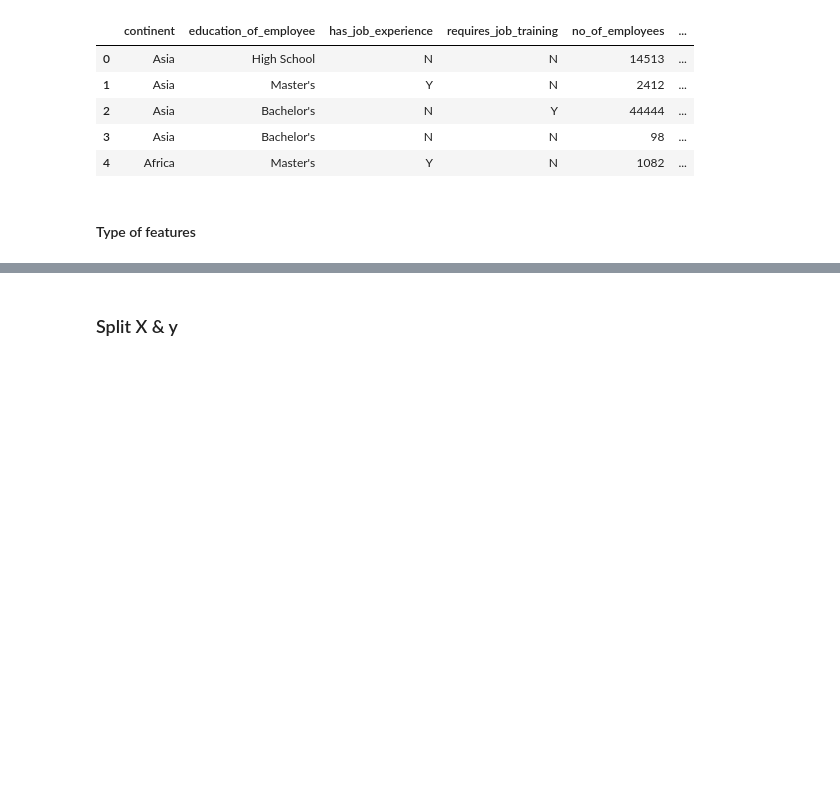
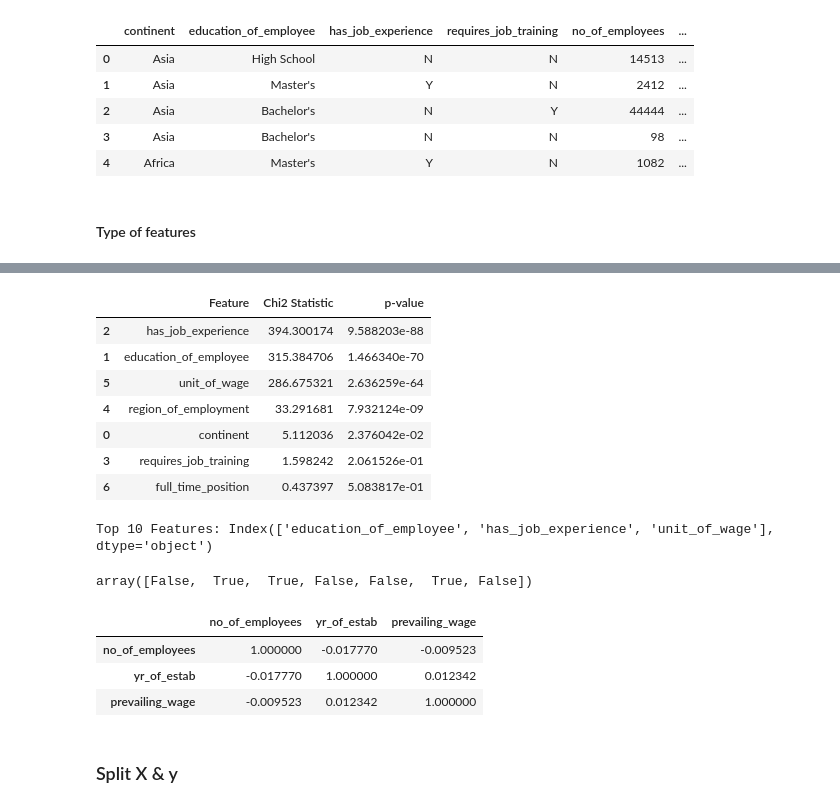
Before and after one commit to Raveenkumar/US-VISA-APPROVAL-PREDICTION, a Jupyter notebook: notebook/FE_MODEL_TRAINING.ipynb, the cells around one changed output, grey strips where cells are left out. Cells and saved outputs as stored; diff of their text form; code cells hidden in the pictures; blank space fills up the shorter version.

```diff
--- a/notebook/FE_MODEL_TRAINING.ipynb
+++ b/notebook/FE_MODEL_TRAINING.ipynb
@@ -112,3 +125,54 @@ Continues_features ['no_of_employees', 'prevailing_wage', 'Company_Age']
+# %%
+# Encode categorical columns using LabelEncoder
+from sklearn.feature_selection import SelectKBest
+
+
+encoder = LabelEncoder()
+encoded_data = df[Categorical_features].apply(encoder.fit_transform)
+
+# Separate features and target
+X = encoded_data.drop('case_status', axis=1)  # Features
+y = encoded_data['case_status']               # Target
+
+# Perform Chi-Square test
+chi2_stats, p_values = chi2(X, y)
+
+# Create a DataFrame for easy visualization of results
+chi2_results = pd.DataFrame({'Feature': X.columns,
+                             'Chi2 Statistic': chi2_stats,
+                             'p-value': p_values}).sort_values(by='Chi2 Statistic', ascending=False)
+
+SelectKBest(chi2)
+# %% [output]
+|  | Feature | Chi2 Statistic | p-value |
+| 2 | has_job_experience | 394.300174 | 9.588203e-88 |
+| 1 | education_of_employee | 315.384706 | 1.466340e-70 |
+| 5 | unit_of_wage | 286.675321 | 2.636259e-64 |
+| 4 | region_of_employment | 33.291681 | 7.932124e-09 |
+| 0 | continent | 5.112036 | 2.376042e-02 |
+| 3 | requires_job_training | 1.598242 | 2.061526e-01 |
+| 6 | full_time_position | 0.437397 | 5.083817e-01 |
+# %%
+# Apply Chi-Square test
+chi2_selector = SelectKBest(chi2, k=3)  # Select the top 10 features
+X_selected = chi2_selector.fit_transform(X, y)
+
+# Get selected feature names
+selected_features = X.columns[chi2_selector.get_support()]
+print("Top 10 Features:", selected_features)
+# %% [output]
+Top 10 Features: Index(['education_of_employee', 'has_job_experience', 'unit_of_wage'], dtype='object')
+# %%
+chi2_selector.get_support()
+# %% [output]
+array([False,  True,  True, False, False,  True, False])
+# %%
+df[Numerical_features].corr()
+# %% [output]
+|  | no_of_employees | yr_of_estab | prevailing_wage |
+| no_of_employees | 1.000000 | -0.017770 | -0.009523 |
+| yr_of_estab | -0.017770 | 1.000000 | 0.012342 |
+| prevailing_wage | -0.009523 | 0.012342 | 1.000000 |
 # %% [markdown]
 ### Split X & y
 # %%
```
Also changed, not shown: parts of 3 cells of this notebook, 11 other files.
